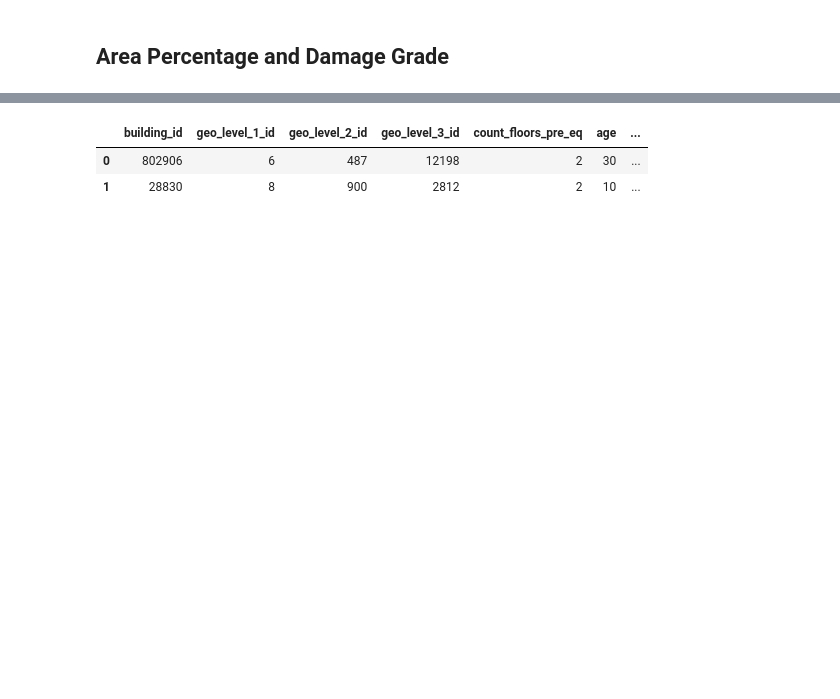
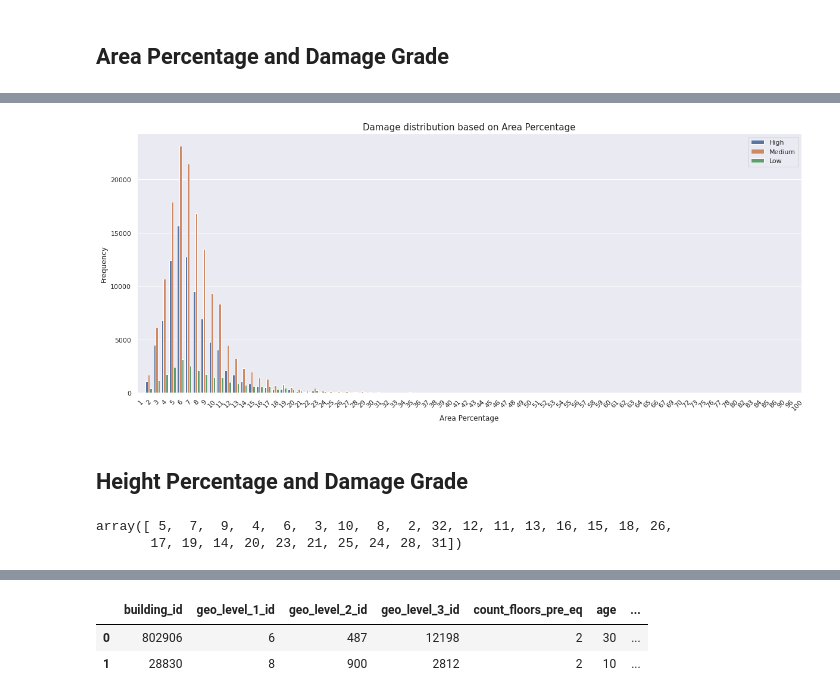
Before and after one commit to ReynaraEzra/Richter-Earthquake-Prediction, a Jupyter notebook: Richter_Prediction_Part1.ipynb, the cells around one changed output, grey strips where cells are left out. Saved outputs shown, nothing was run; the diff lists cells and outputs as text; code cells hidden in the pictures; blank space fills up the shorter version.

```diff
--- a/Richter_Prediction_Part1.ipynb
+++ b/Richter_Prediction_Part1.ipynb
@@ -486,0 +520,19 @@ plt.show()
+# %%
+plt.figure(figsize=(20,8))
+
+sns.countplot(train['area_percentage'], hue=train['damage_grade'])
+plt.xlabel('Area Percentage', fontsize=12)
+plt.xticks(rotation=45)
+plt.ylabel('Frequency', fontsize=12)
+plt.title('Damage distribution based on Area Percentage', fontsize=15)
+plt.legend(loc='upper right')
+plt.show()
+# %% [output]
+[figure, added]
+# %% [markdown]
+## **Height Percentage and Damage Grade**
+# %%
+train['height_percentage'].unique()
+# %% [output]
+array([ 5,  7,  9,  4,  6,  3, 10,  8,  2, 32, 12, 11, 13, 16, 15, 18, 26,
+       17, 19, 14, 20, 23, 21, 25, 24, 28, 31])
```
Also changed, not shown: parts of 11 cells of this notebook.
